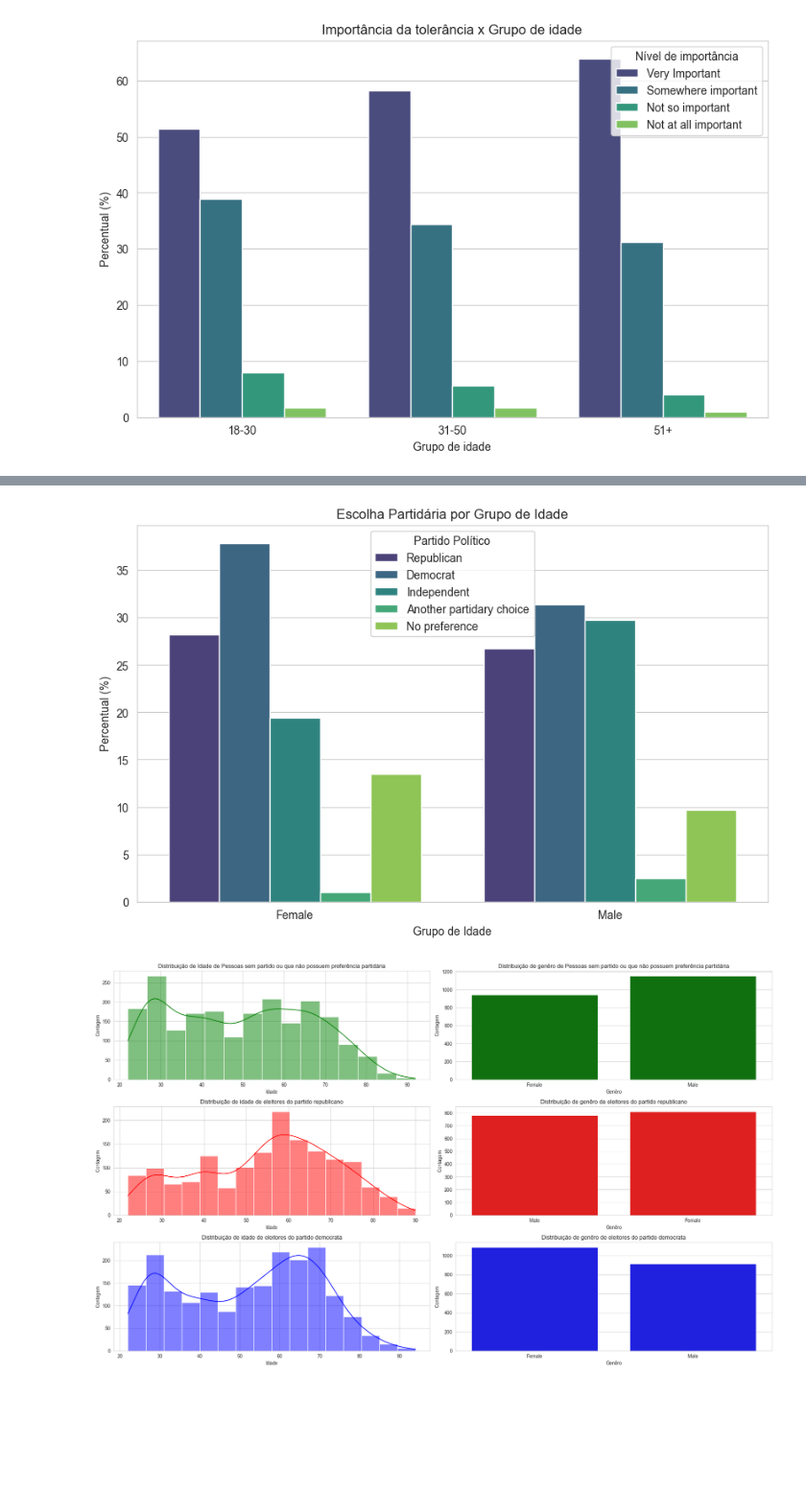
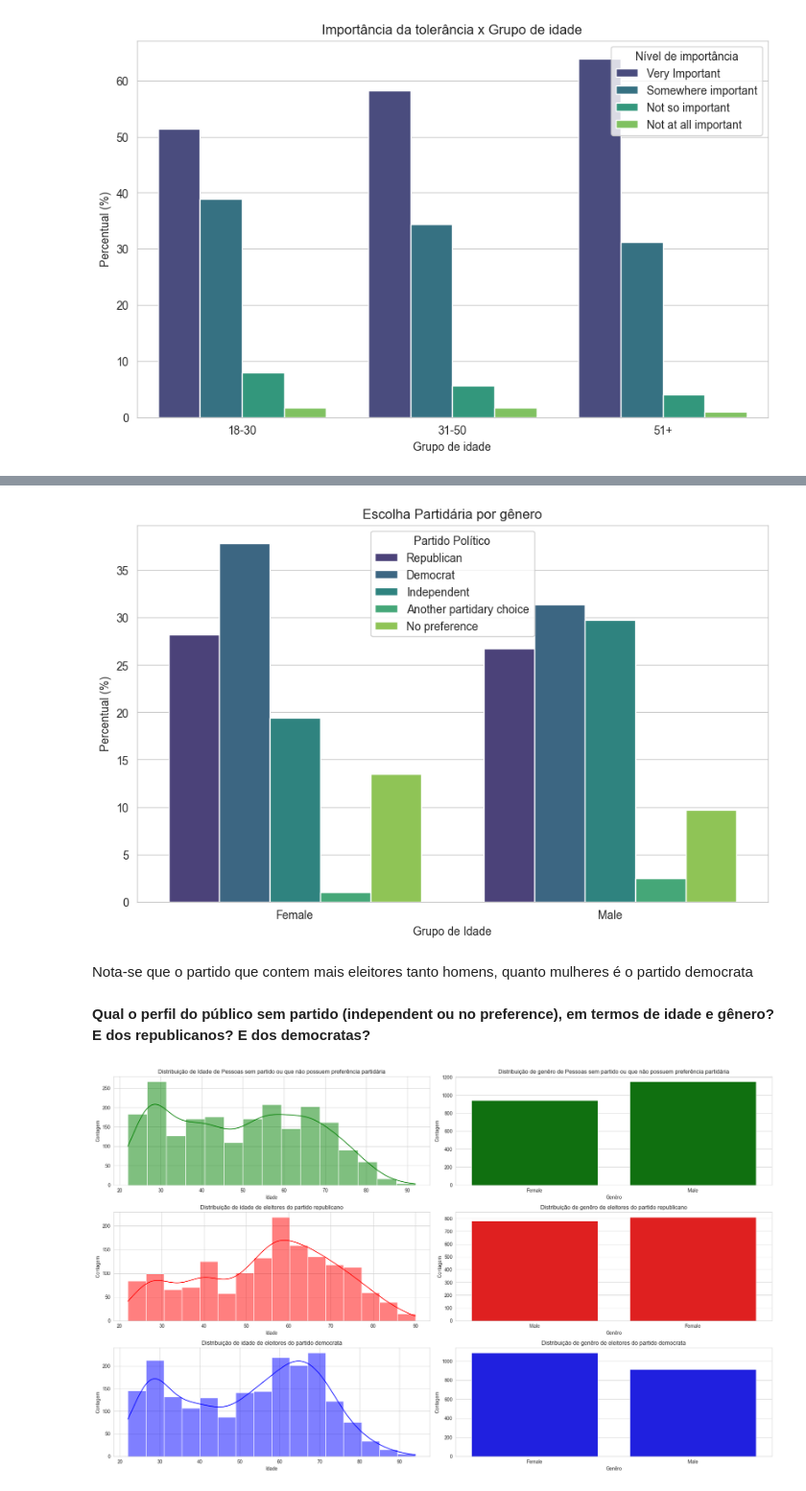
Before and after one commit to raulward/non-voters-project, a Jupyter notebook: workbook.ipynb, the cells around one changed output, grey strips where cells are left out. Shown at 96% size. Cells and saved outputs as stored; diff of their text form; code cells hidden in the pictures; blank space fills up the shorter version.

```diff
--- a/workbook.ipynb
+++ b/workbook.ipynb
@@ -386,14 +388,18 @@ df_voter_choice_g["Q30"] = df_voter_choice_g["Q30"].apply(partidary_choice)
 # %%
 plt.figure(figsize=(10, 6))
 sns.barplot(data=df_voter_choice_g, x="gender", y="percent_partidary_choice_gender", hue="Q30", palette="viridis")
 
-plt.title("Escolha Partidária por Grupo de Idade")
+plt.title("Escolha Partidária por gênero")
 plt.xlabel("Grupo de Idade")
 plt.ylabel("Percentual (%)")
 plt.legend(title="Partido Político")
 plt.show()
 # %% [output]
-[figure, old version]
+[figure, new version]
+# %% [markdown]
+Nota-se que o partido que contem mais eleitores tanto homens, quanto mulheres é o partido democrata
+# %% [markdown]
+**Qual o perfil do público sem partido (independent ou no preference), em termos de idade e gênero? E dos republicanos? E dos democratas?**
 # %%
 mask = (df_non_voters["Q30"] == 5) | (df_non_voters["Q30"] == 3)
 
```
Also changed, not shown: parts of 22 cells of this notebook.
